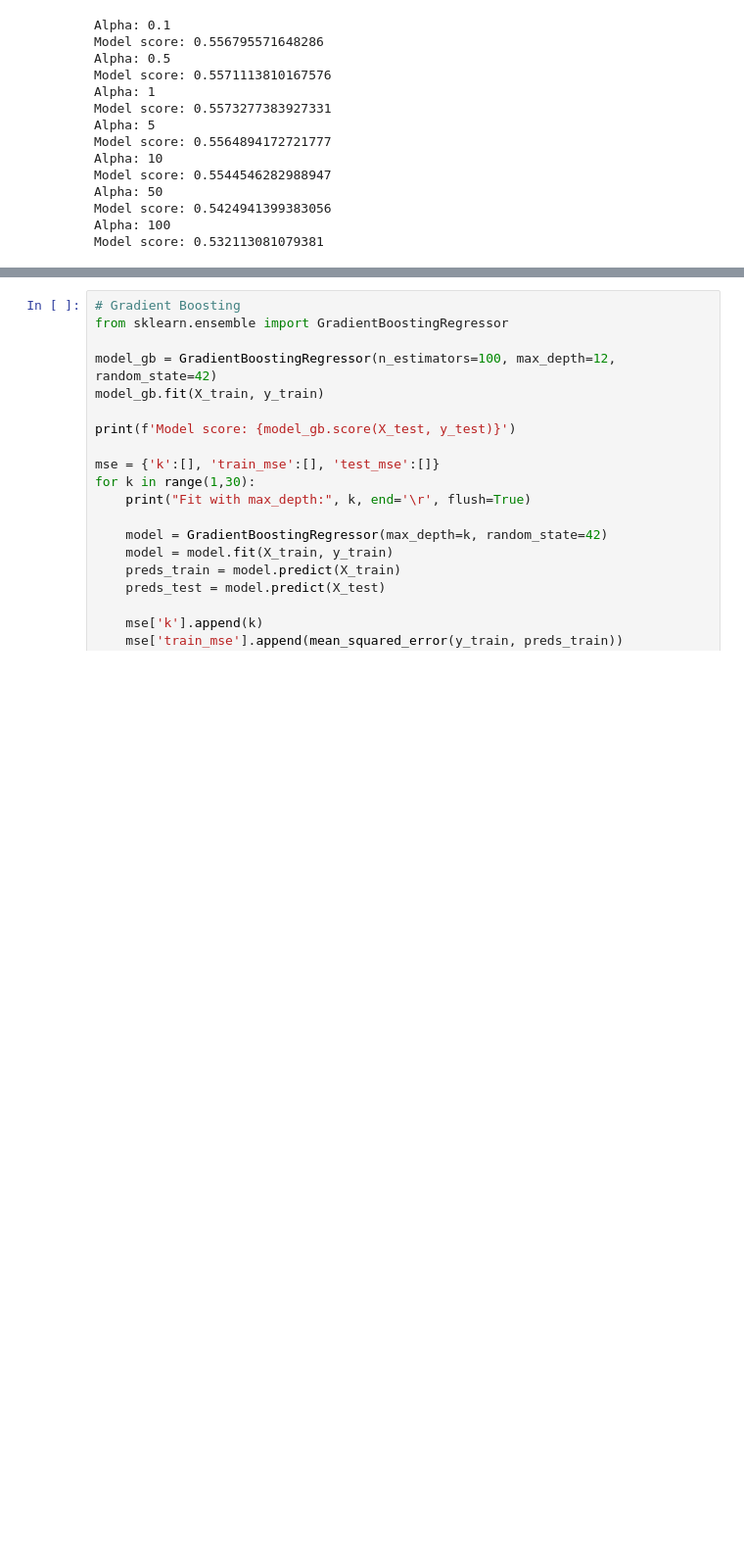
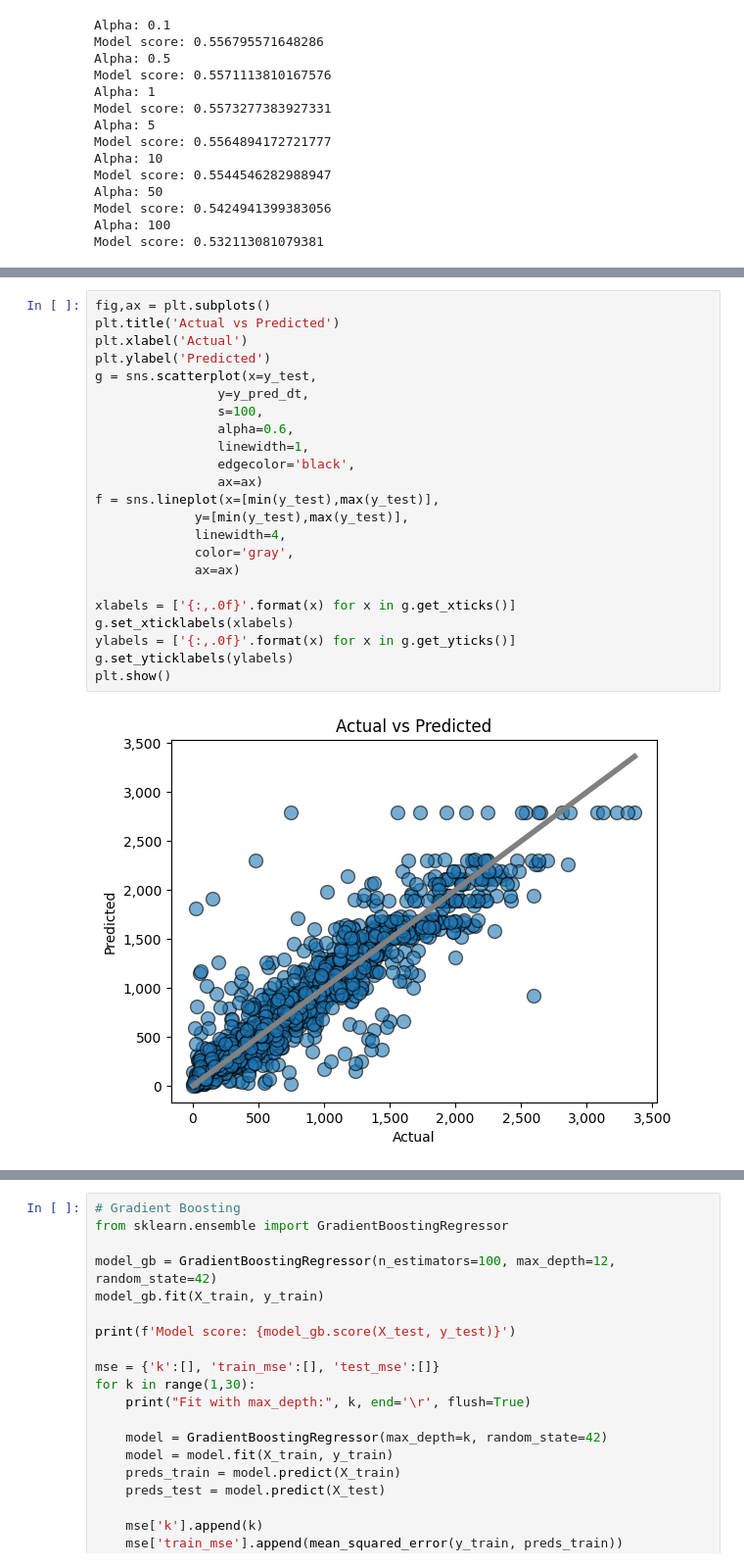
Before and after one commit to gonzalocarreteroh/BikeSharingAnalysisML, a Jupyter notebook: bike_main.ipynb, the cells around one changed output, grey strips where cells are left out. Shown at 98% size. Cells and saved outputs as stored; diff of their text form; blank space fills up the shorter version.

```diff
--- a/bike_main.ipynb
+++ b/bike_main.ipynb
@@ -470,3 +488,28 @@ Model score: 0.8596867661177092
+# %%
+fig,ax = plt.subplots()
+plt.title('Actual vs Predicted')
+plt.xlabel('Actual')
+plt.ylabel('Predicted')
+g = sns.scatterplot(x=y_test,
+                y=y_pred_dt,
+                s=100,
+                alpha=0.6,
+                linewidth=1,
+                edgecolor='black',
+                ax=ax)
+f = sns.lineplot(x=[min(y_test),max(y_test)],
+             y=[min(y_test),max(y_test)],
+             linewidth=4,
+             color='gray',
+             ax=ax)
+
+xlabels = ['{:,.0f}'.format(x) for x in g.get_xticks()]
+g.set_xticklabels(xlabels)
+ylabels = ['{:,.0f}'.format(x) for x in g.get_yticks()]
+g.set_yticklabels(ylabels)
+plt.show()
+# %% [output]
+[figure, added]
 # %%
 fi = model_dt.feature_importances_
 
```
Also changed, not shown: parts of 6 cells of this notebook.
